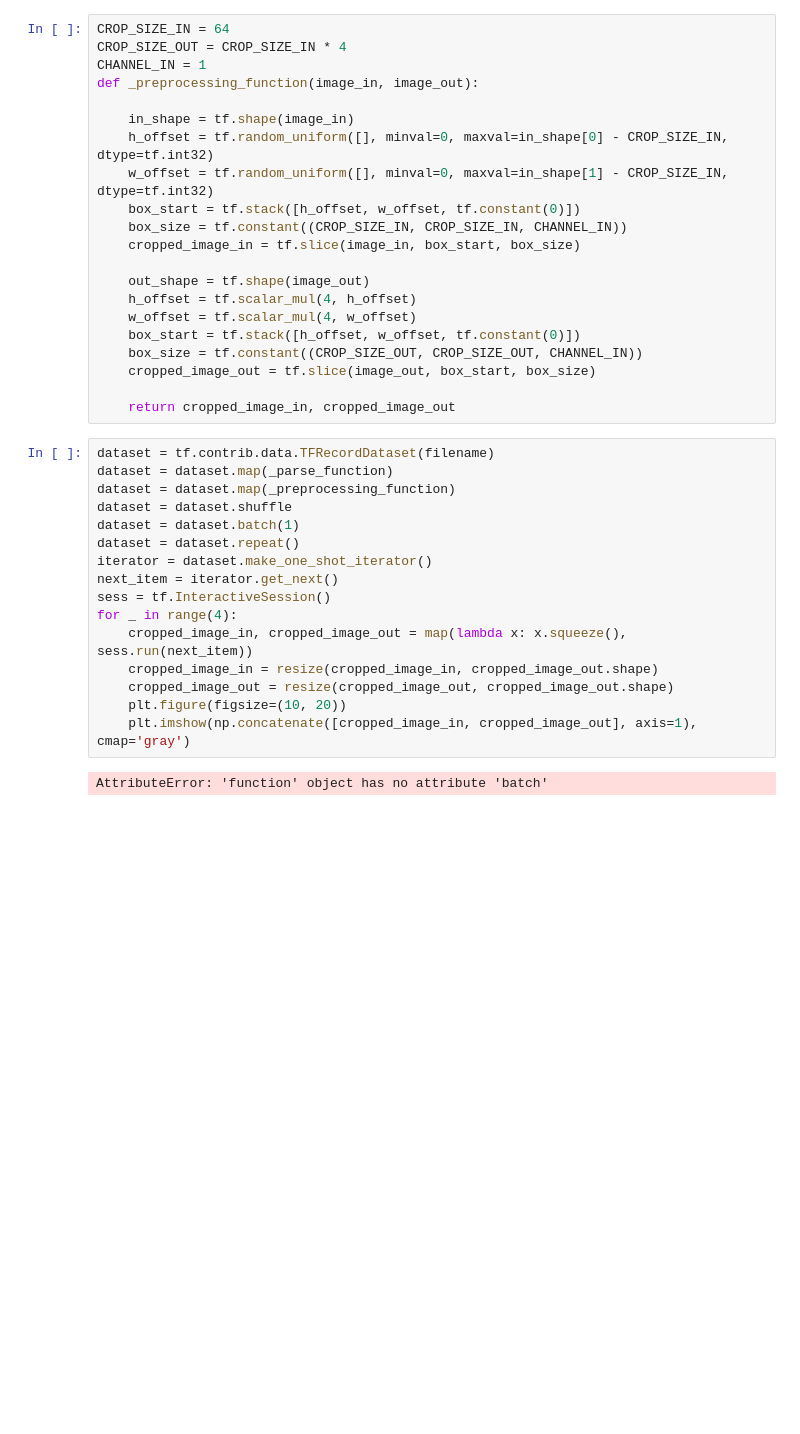
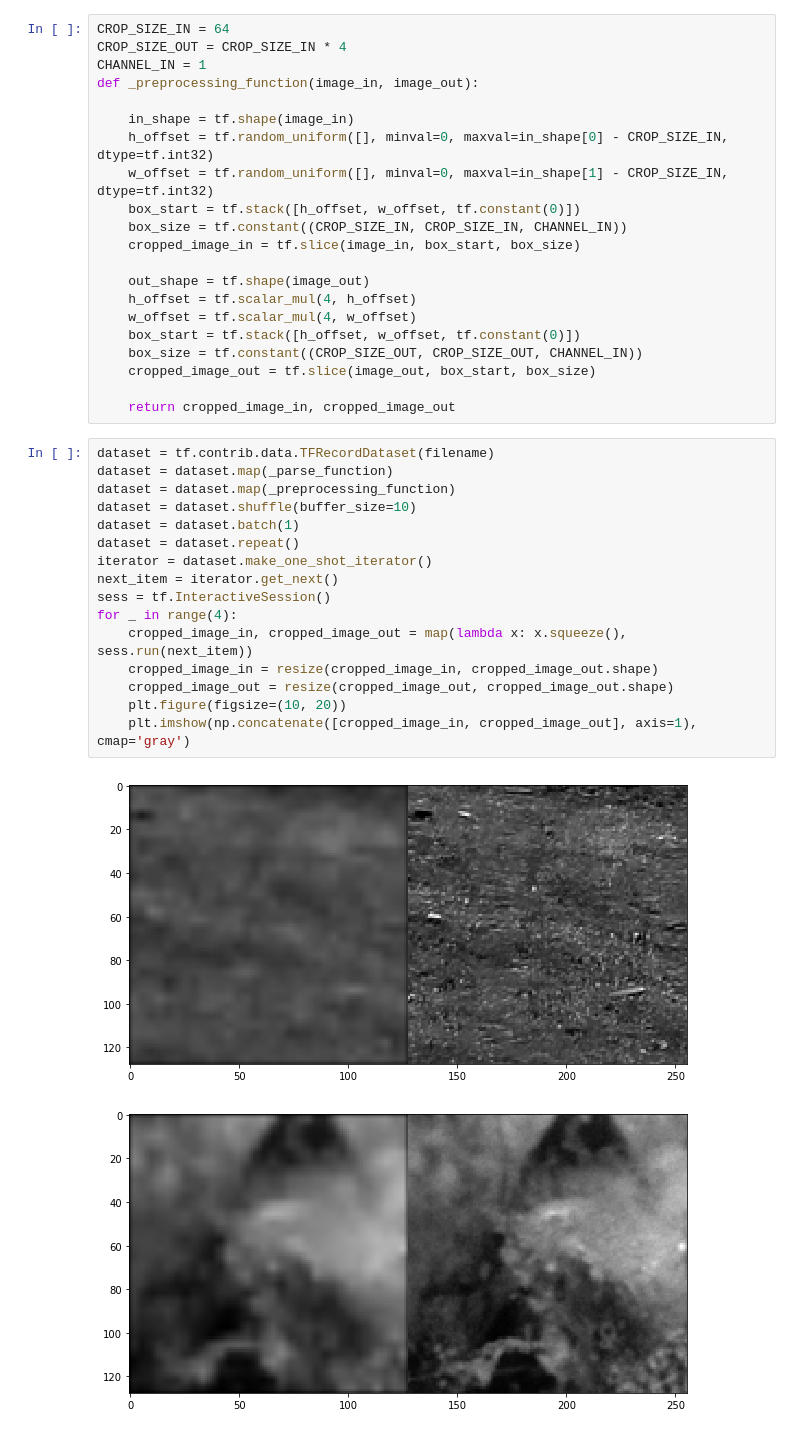
Before and after one commit to HaoZmed/EDSRGAN-Tensorflow, a Jupyter notebook: notebooks/Data manipulation.ipynb, the cells around one changed output. Saved outputs shown, nothing was run; the diff lists cells and outputs as text; blank space fills up the shorter version.

```diff
--- a/notebooks/Data manipulation.ipynb
+++ b/notebooks/Data manipulation.ipynb
@@ -98,18 +98,19 @@ def _preprocessing_function(image_in, image_out):
 # %%
 dataset = tf.contrib.data.TFRecordDataset(filename)
 dataset = dataset.map(_parse_function)
 dataset = dataset.map(_preprocessing_function)
-dataset = dataset.shuffle
+dataset = dataset.shuffle(buffer_size=10)
 dataset = dataset.batch(1)
 dataset = dataset.repeat()
 iterator = dataset.make_one_shot_iterator()
 next_item = iterator.get_next()
 sess = tf.InteractiveSession()
 for _ in range(4):
     cropped_image_in, cropped_image_out = map(lambda x: x.squeeze(), sess.run(next_item))
     cropped_image_in = resize(cropped_image_in, cropped_image_out.shape)
     cropped_image_out = resize(cropped_image_out, cropped_image_out.shape)
     plt.figure(figsize=(10, 20))
     plt.imshow(np.concatenate([cropped_image_in, cropped_image_out], axis=1), cmap='gray')
 # %% [output]
-AttributeError: 'function' object has no attribute 'batch'
+[figure, added]
+[figure, added]
```
Also changed, not shown: parts of 1 cell of this notebook.
